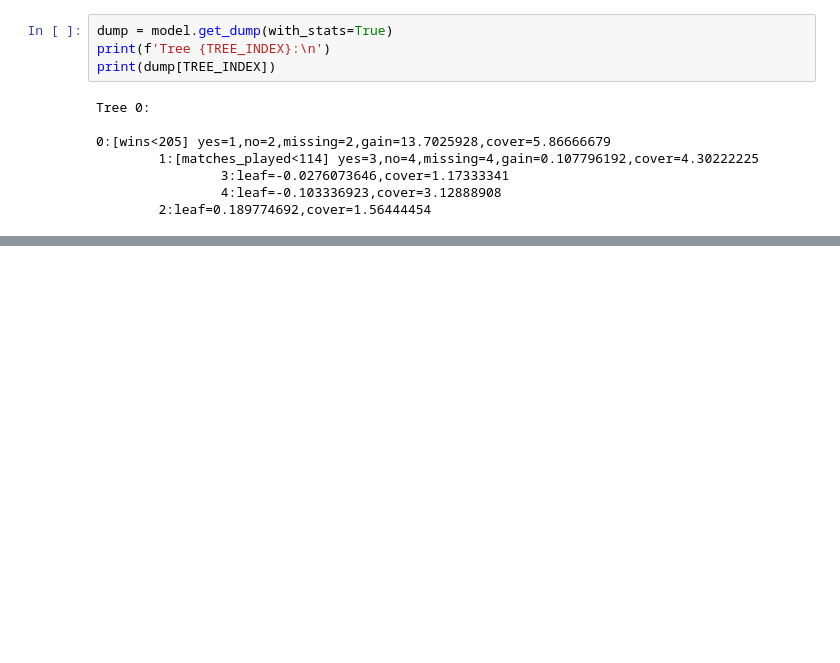
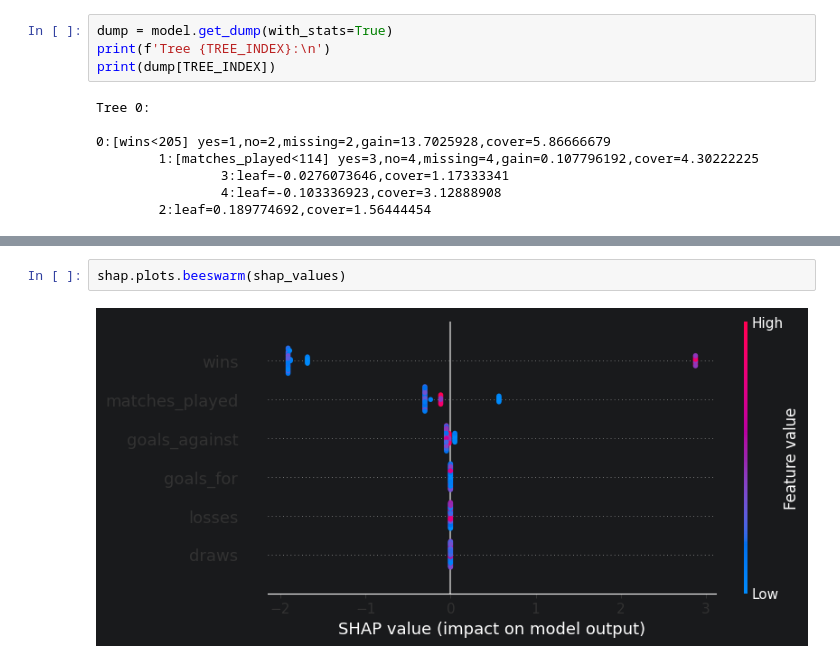
Before and after one commit to rtanizawa/streaming-ml-feature-store, a Jupyter notebook: notebooks/visualize_model.ipynb, the cells around one changed output, grey strips where cells are left out. Drawn from its saved outputs; the diff is of its cells as text; blank space fills up the shorter version.

```diff
--- a/notebooks/visualize_model.ipynb
+++ b/notebooks/visualize_model.ipynb
@@ -89,0 +139,4 @@ Tree 0:
+# %%
+shap.plots.beeswarm(shap_values)
+# %% [output]
+[figure, added]
```
Also changed, not shown: parts of 5 cells of this notebook, 1 other file.
